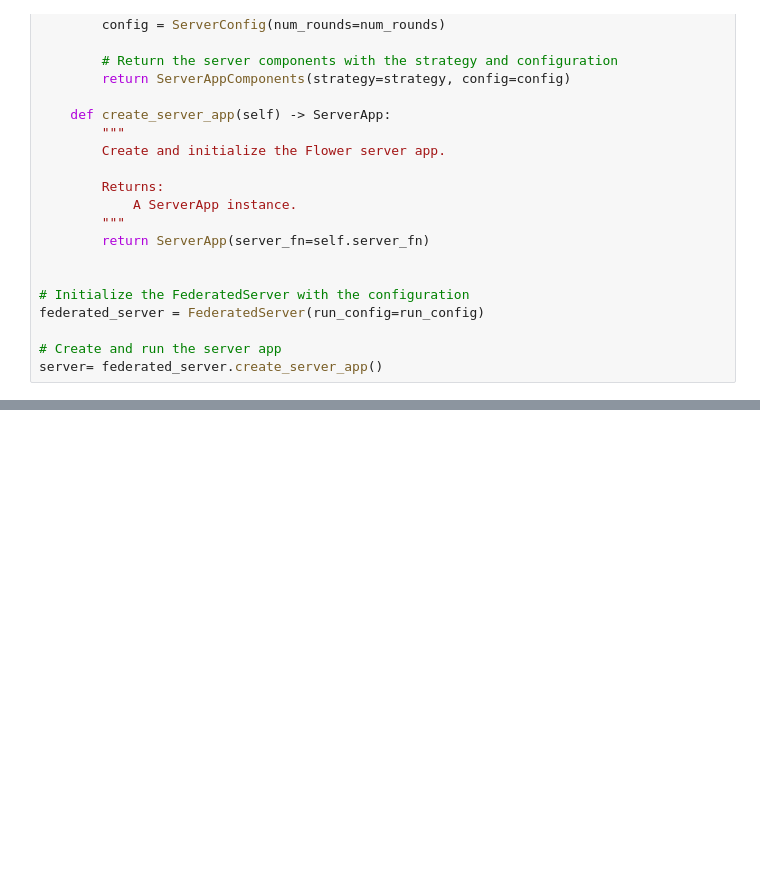
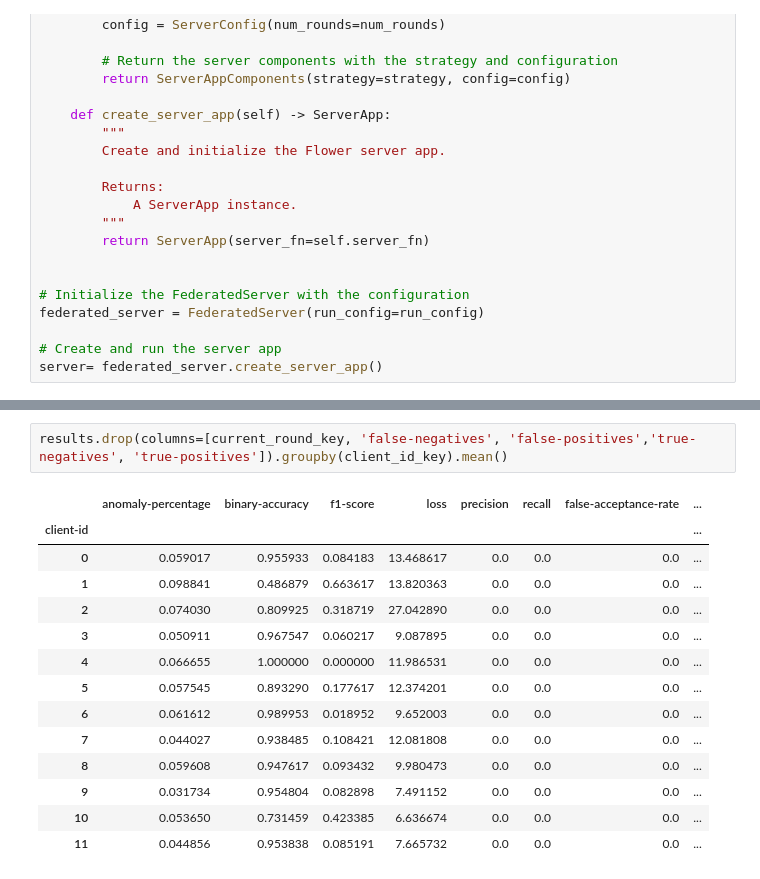
Before and after one commit to redawkin/federated-continuous-authentication, a Jupyter notebook: fed_continuous_auth.ipynb, the cells around one changed output, grey strips where cells are left out. Drawn from its saved outputs; the diff is of its cells as text; blank space fills up the shorter version.

```diff
--- a/fed_continuous_auth.ipynb
+++ b/fed_continuous_auth.ipynb
@@ -878,3 +943,20 @@ df
+# %%
+results.drop(columns=[current_round_key, 'false-negatives', 'false-positives','true-negatives', 'true-positives']).groupby(client_id_key).mean()
+# %% [output]
+|  | anomaly-percentage | binary-accuracy | f1-score | loss | precision | recall | false-acceptance-rate | ... |
+| client-id |  |  |  |  |  |  |  | ... |
+| 0 | 0.059017 | 0.955933 | 0.084183 | 13.468617 | 0.0 | 0.0 | 0.0 | ... |
+| 1 | 0.098841 | 0.486879 | 0.663617 | 13.820363 | 0.0 | 0.0 | 0.0 | ... |
+| 2 | 0.074030 | 0.809925 | 0.318719 | 27.042890 | 0.0 | 0.0 | 0.0 | ... |
+| 3 | 0.050911 | 0.967547 | 0.060217 | 9.087895 | 0.0 | 0.0 | 0.0 | ... |
+| 4 | 0.066655 | 1.000000 | 0.000000 | 11.986531 | 0.0 | 0.0 | 0.0 | ... |
+| 5 | 0.057545 | 0.893290 | 0.177617 | 12.374201 | 0.0 | 0.0 | 0.0 | ... |
+| 6 | 0.061612 | 0.989953 | 0.018952 | 9.652003 | 0.0 | 0.0 | 0.0 | ... |
+| 7 | 0.044027 | 0.938485 | 0.108421 | 12.081808 | 0.0 | 0.0 | 0.0 | ... |
+| 8 | 0.059608 | 0.947617 | 0.093432 | 9.980473 | 0.0 | 0.0 | 0.0 | ... |
+| 9 | 0.031734 | 0.954804 | 0.082898 | 7.491152 | 0.0 | 0.0 | 0.0 | ... |
+| 10 | 0.053650 | 0.731459 | 0.423385 | 6.636674 | 0.0 | 0.0 | 0.0 | ... |
+| 11 | 0.044856 | 0.953838 | 0.085191 | 7.665732 | 0.0 | 0.0 | 0.0 | ... |
 # %%
 import matplotlib.pyplot as plt
 
```
Also changed, not shown: parts of 8 cells of this notebook.
